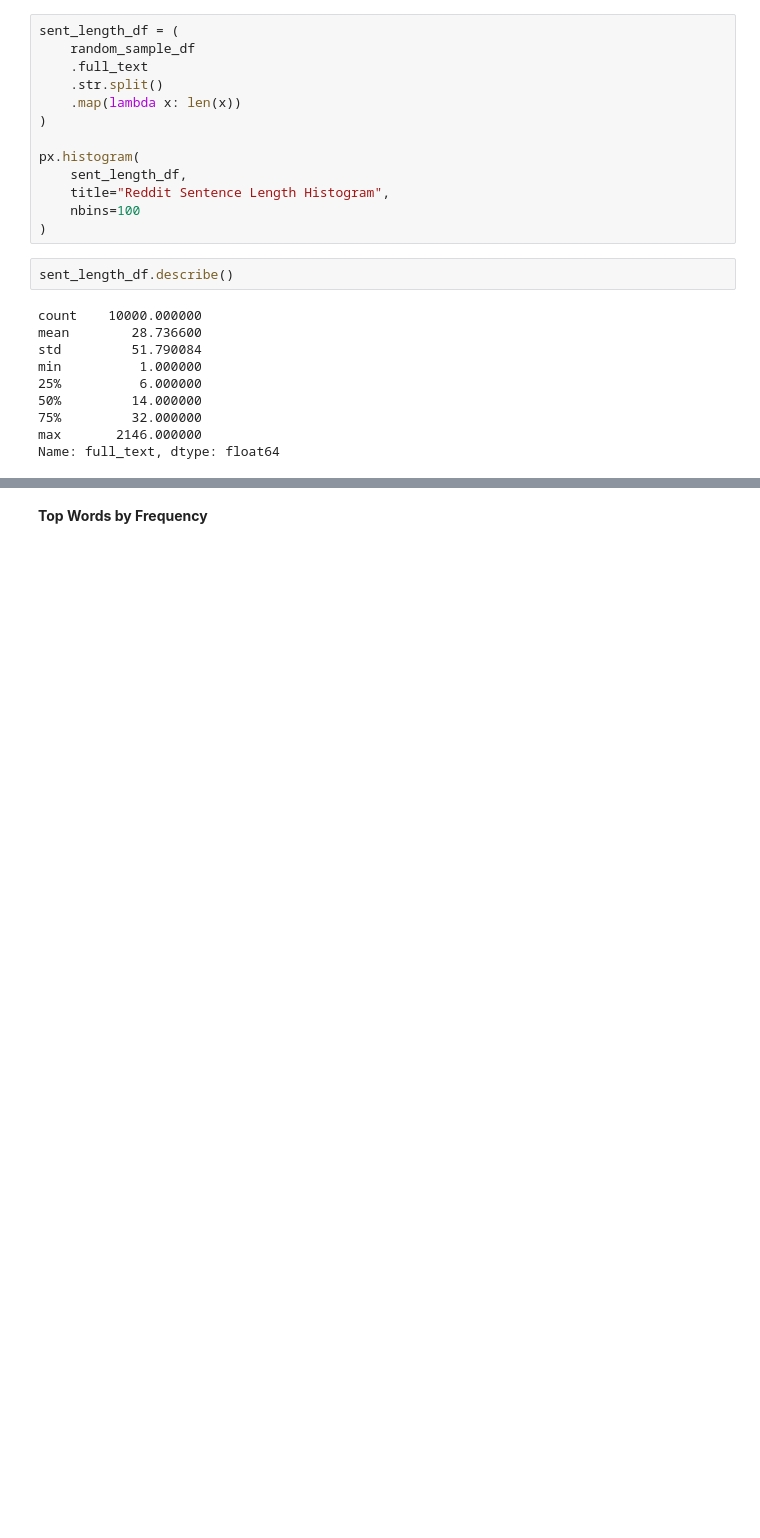
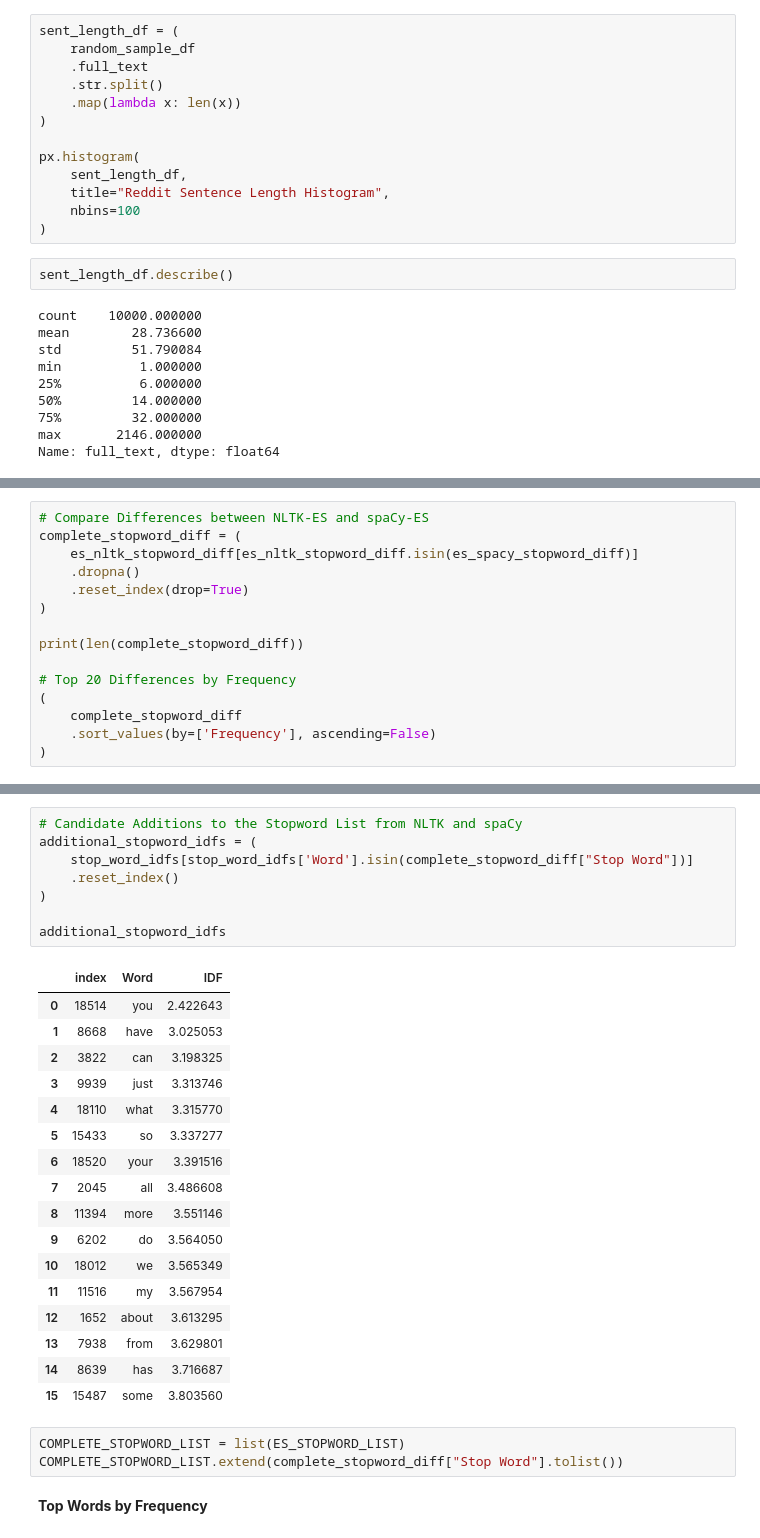
Before and after one commit to ChristopherLiew/Crypto-Uncertainty-Index, a Jupyter notebook: notebooks/crypto_reddit_eda.ipynb, the cells around one changed output, grey strips where cells are left out. Saved outputs shown, nothing was run; the diff lists cells and outputs as text; blank space fills up the shorter version.

```diff
--- a/notebooks/crypto_reddit_eda.ipynb
+++ b/notebooks/crypto_reddit_eda.ipynb
@@ -265,0 +463,15 @@ ES_STOPWORD_LIST = [
+# %%
+# Compare Differences between NLTK-ES and spaCy-ES
+complete_stopword_diff = (
+    es_nltk_stopword_diff[es_nltk_stopword_diff.isin(es_spacy_stopword_diff)]
+    .dropna()
+    .reset_index(drop=True)
+)
+
+print(len(complete_stopword_diff))
+
+# Top 20 Differences by Frequency
+(
+    complete_stopword_diff
+    .sort_values(by=['Frequency'], ascending=False)
+)
@@ -266,2 +539,31 @@ ES_STOPWORD_LIST = [
+# %%
+# Candidate Additions to the Stopword List from NLTK and spaCy
+additional_stopword_idfs = (
+    stop_word_idfs[stop_word_idfs['Word'].isin(complete_stopword_diff["Stop Word"])]
+    .reset_index()
+)
+
+additional_stopword_idfs
+# %% [output]
+|  | index | Word | IDF |
+| 0 | 18514 | you | 2.422643 |
+| 1 | 8668 | have | 3.025053 |
+| 2 | 3822 | can | 3.198325 |
+| 3 | 9939 | just | 3.313746 |
+| 4 | 18110 | what | 3.315770 |
+| 5 | 15433 | so | 3.337277 |
+| 6 | 18520 | your | 3.391516 |
+| 7 | 2045 | all | 3.486608 |
+| 8 | 11394 | more | 3.551146 |
+| 9 | 6202 | do | 3.564050 |
+| 10 | 18012 | we | 3.565349 |
+| 11 | 11516 | my | 3.567954 |
+| 12 | 1652 | about | 3.613295 |
+| 13 | 7938 | from | 3.629801 |
+| 14 | 8639 | has | 3.716687 |
+| 15 | 15487 | some | 3.803560 |
+# %%
+COMPLETE_STOPWORD_LIST = list(ES_STOPWORD_LIST)
+COMPLETE_STOPWORD_LIST.extend(complete_stopword_diff["Stop Word"].tolist())
 # %% [markdown]
 **Top Words by Frequency**
```
Also changed, not shown: parts of 43 cells of this notebook, 18 other files.
